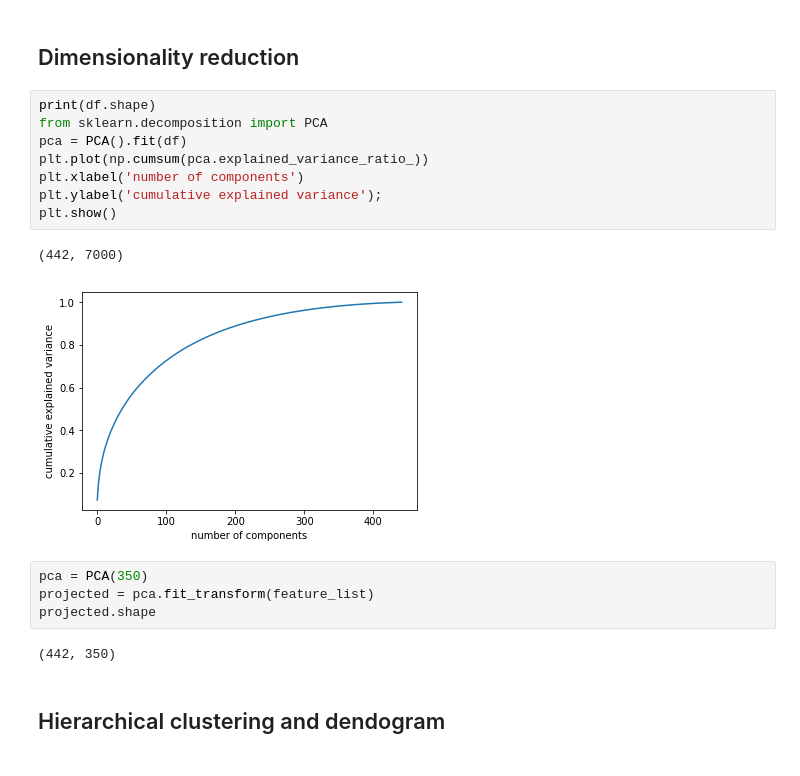
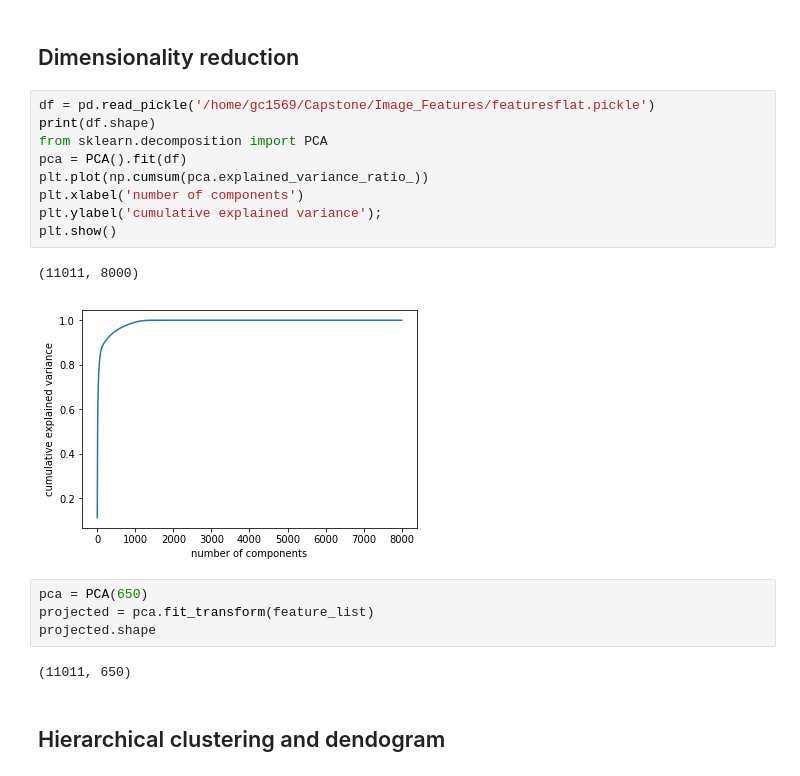
Before and after one commit to gaborcsapo/GenderEthnicity, a Jupyter notebook: 4_Feature_Extraction.ipynb, the cells around one changed output. Drawn from its saved outputs; the diff is of its cells as text.

Commit message:
11k images clustering test

```diff
--- a/4_Feature_Extraction.ipynb
+++ b/4_Feature_Extraction.ipynb
@@ -82,22 +96,23 @@ All features extracted and pickled file
 # %% [markdown]
 ## Dimensionality reduction
 # %%
+df = pd.read_pickle('/home/gc1569/Capstone/Image_Features/featuresflat.pickle')
 print(df.shape)
 from sklearn.decomposition import PCA
 pca = PCA().fit(df)
 plt.plot(np.cumsum(pca.explained_variance_ratio_))
 plt.xlabel('number of components')
 plt.ylabel('cumulative explained variance');
 plt.show()
 # %% [output]
-(442, 7000)
+(11011, 8000)
-[figure, old version]
+[figure, new version]
 # %%
-pca = PCA(350)
+pca = PCA(650)
 projected = pca.fit_transform(feature_list)
 projected.shape
 # %% [output]
-(442, 350)
+(11011, 650)
 # %% [markdown]
 ## Hierarchical clustering and dendogram
 # %%
```
Also changed, not shown: parts of 4 cells of this notebook.
